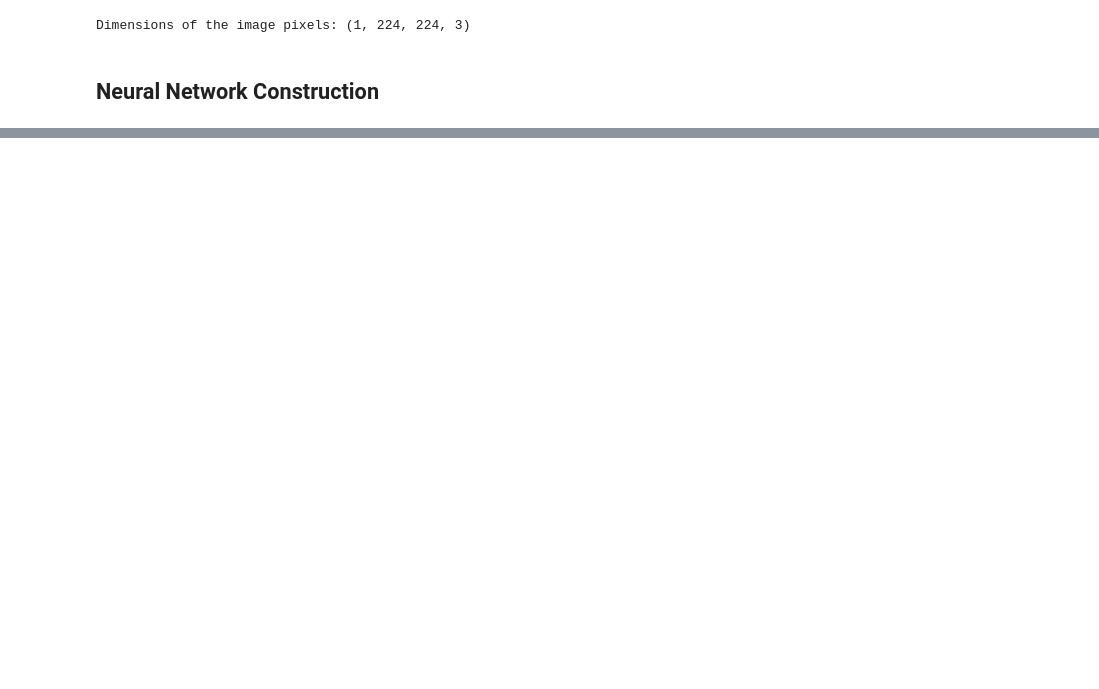
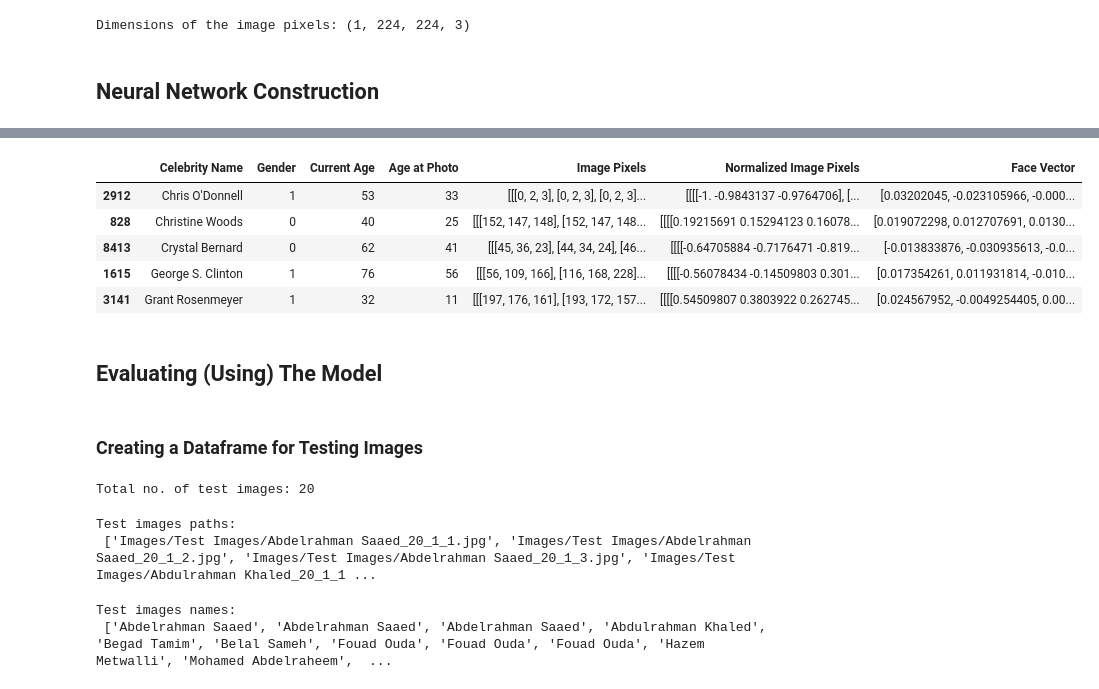
Before and after one commit to AIBabyTeaching/deep-learning-project-Momad-Y, a Jupyter notebook: Celebrity Look a Like CNN DL Project.ipynb, the cells around one changed output, grey strips where cells are left out. Drawn from its saved outputs; the diff is of its cells as text; code cells hidden in the pictures; blank space fills up the shorter version.

```diff
--- a/Celebrity Look a Like CNN DL Project.ipynb
+++ b/Celebrity Look a Like CNN DL Project.ipynb
@@ -589,0 +720,3 @@ Dimensions of the image pixels: (1, 224, 224, 3)
+# %%
+# Load Vgg Face Model Weights
+model.load_weights("Model/vgg_face_weights.h5")
@@ -589,0 +725,13 @@ Dimensions of the image pixels: (1, 224, 224, 3)
+# %%
+# Creating a to get vector face representation of the image
+def get_vector_face(norm_img_pixels):
+    # Getting the face vector representation of the image pixels from the model output
+    face_vector = model.predict(norm_img_pixels)[0, :]
+    return face_vector
+# %%
+# Getting the face vector representation of the normalized image pixels
+tic = time.time()
+data_df["Face Vector"] = data_df["Normalized Image Pixels"].apply(get_vector_face)
+toc = time.time()
+face_vector_time = str(timedelta(seconds=toc - tic))
+print("Time taken to get face vectors:", face_vector_time, "seconds")
@@ -589,0 +756,36 @@ Dimensions of the image pixels: (1, 224, 224, 3)
+# %%
+# Displaying 5 random rows of the data
+data_df.sample(5)
+# %% [output]
+|  | Celebrity Name | Gender | Current Age | Age at Photo | Image Pixels | Normalized Image Pixels | Face Vector |
+| 2912 | Chris O'Donnell | 1 | 53 | 33 | [[[0, 2, 3], [0, 2, 3], [0, 2, 3]... | [[[[-1. -0.9843137 -0.9764706], [... | [0.03202045, -0.023105966, -0.000... |
+| 828 | Christine Woods | 0 | 40 | 25 | [[[152, 147, 148], [152, 147, 148... | [[[[0.19215691 0.15294123 0.16078... | [0.019072298, 0.012707691, 0.0130... |
+| 8413 | Crystal Bernard | 0 | 62 | 41 | [[[45, 36, 23], [44, 34, 24], [46... | [[[[-0.64705884 -0.7176471 -0.819... | [-0.013833876, -0.030935613, -0.0... |
+| 1615 | George S. Clinton | 1 | 76 | 56 | [[[56, 109, 166], [116, 168, 228]... | [[[[-0.56078434 -0.14509803 0.301... | [0.017354261, 0.011931814, -0.010... |
+| 3141 | Grant Rosenmeyer | 1 | 32 | 11 | [[[197, 176, 161], [193, 172, 157... | [[[[0.54509807 0.3803922 0.262745... | [0.024567952, -0.0049254405, 0.00... |
+# %% [markdown]
+## Evaluating (Using) The Model
+# %% [markdown]
+### Creating a Dataframe for Testing Images
+# %%
+# Getting the test images paths
+test_imgs_paths = glob.glob("Images\Test Images\*.jpg")
+print("Total no. of test images:", len(test_imgs_paths))
+# %% [output]
+Total no. of test images: 20
+# %%
+# Replacing the backslash with forward slash in the test images paths
+test_imgs_paths = [path.replace("\\", "/") for path in test_imgs_paths]
+print("Test images paths:\n", test_imgs_paths)
+# %% [output]
+Test images paths:
+ ['Images/Test Images/Abdelrahman Saaed_20_1_1.jpg', 'Images/Test Images/Abdelrahman Saaed_20_1_2.jpg', 'Images/Test Images/Abdelrahman Saaed_20_1_3.jpg', 'Images/Test Images/Abdulrahman Khaled_20_1_1 ...
+# %%
+# Extracting the name from the test image path
+test_imgs_names = []
+for path in test_imgs_paths:
+    test_imgs_names.append(path.split("/")[-1].split(".")[0].split("_")[0])
+print("Test images names:\n", test_imgs_names)
+# %% [output]
+Test images names:
+ ['Abdelrahman Saaed', 'Abdelrahman Saaed', 'Abdelrahman Saaed', 'Abdulrahman Khaled', 'Begad Tamim', 'Belal Sameh', 'Fouad Ouda', 'Fouad Ouda', 'Fouad Ouda', 'Hazem Metwalli', 'Mohamed Abdelraheem',  ...
```
Also changed, not shown: parts of 44 cells of this notebook.
